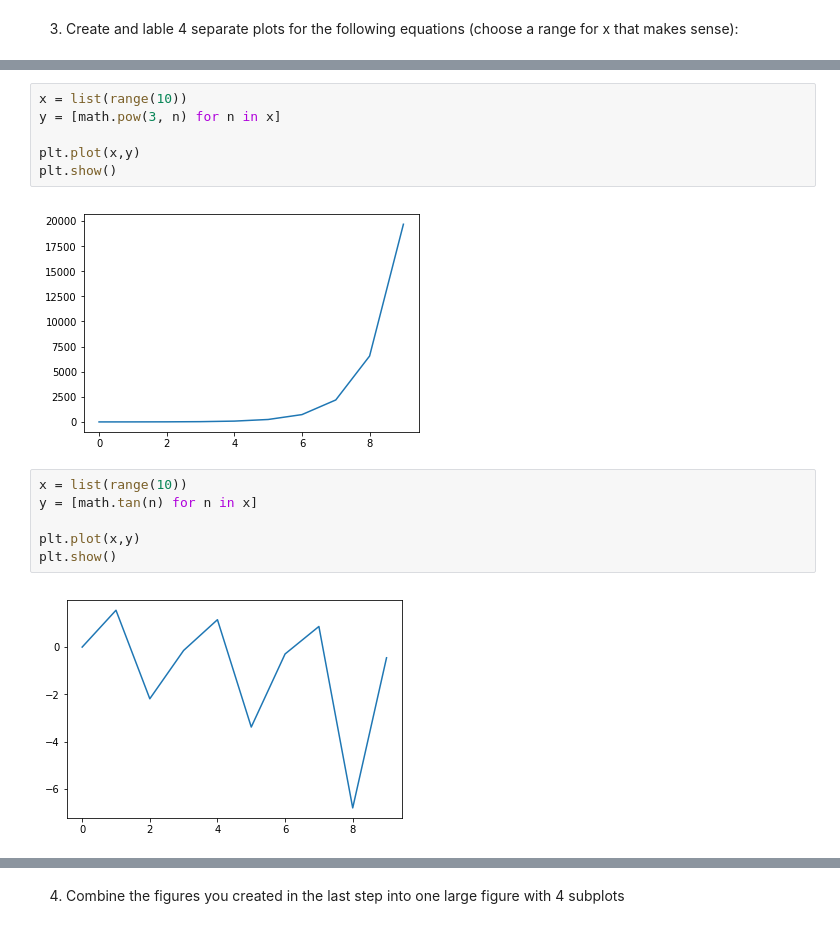
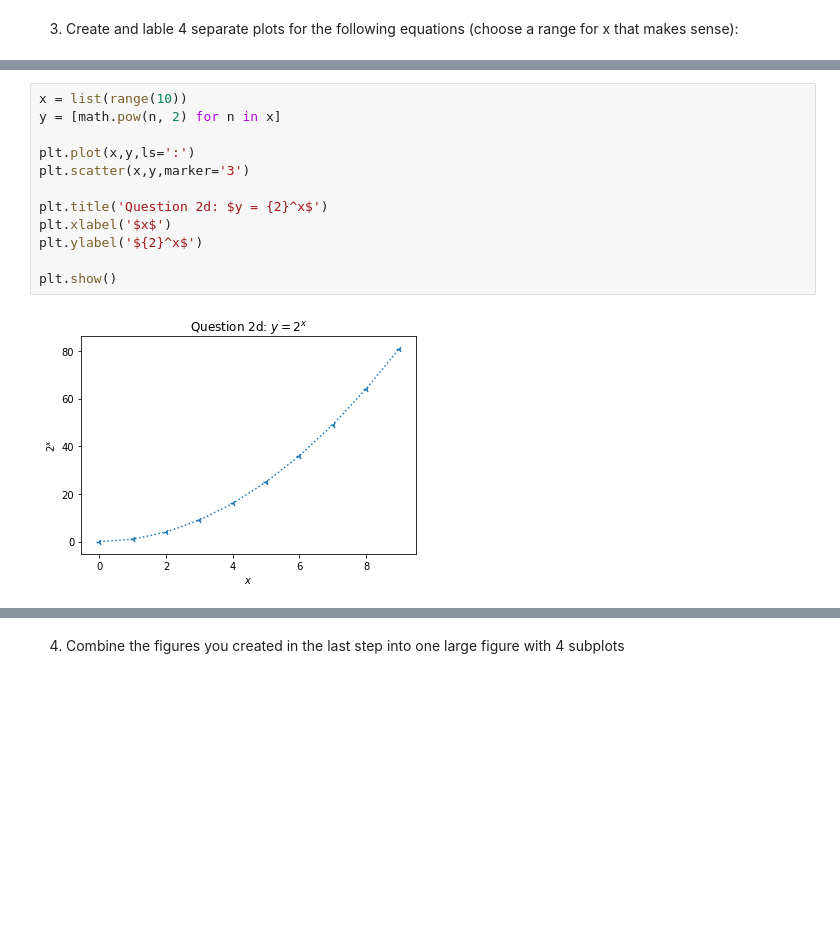
Before and after one commit to escalante-eric/python-exercises, a Jupyter notebook: 4.6_matplotlib_exercises.ipynb, the cells around one changed output, grey strips where cells are left out. Saved outputs shown, nothing was run; the diff lists cells and outputs as text; blank space fills up the shorter version.

```diff
--- a/4.6_matplotlib_exercises.ipynb
+++ b/4.6_matplotlib_exercises.ipynb
@@ -41,16 +83,14 @@ plt.show()
 # %%
 x = list(range(10))
-y = [math.pow(3, n) for n in x]
+y = [math.pow(n, 2) for n in x]
 
-plt.plot(x,y)
+plt.plot(x,y,ls=':')
+plt.scatter(x,y,marker='3')
+
+plt.title('Question 2d: $y = {2}^x$')
+plt.xlabel('$x$')
+plt.ylabel('${2}^x$')
+
 plt.show()
 # %% [output]
-[figure, old version]
+[figure, new version]
-# %%
-x = list(range(10))
-y = [math.tan(n) for n in x]
-
-plt.plot(x,y)
-plt.show()
-# %% [output]
-[figure, removed]
```
Also changed, not shown: parts of 8 cells of this notebook.
